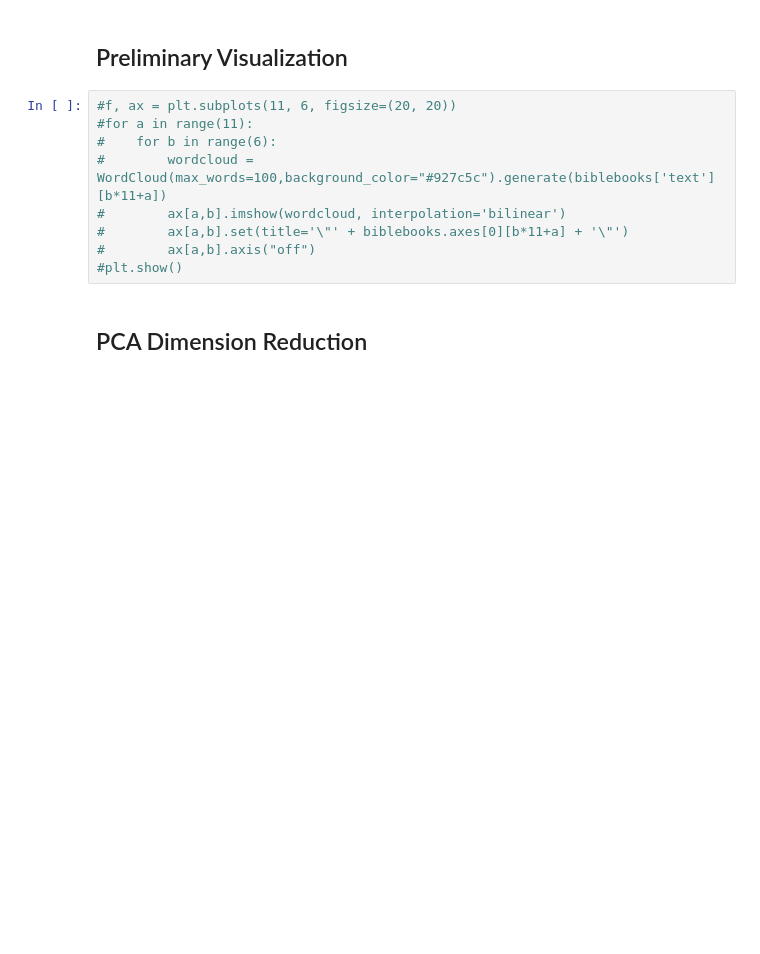
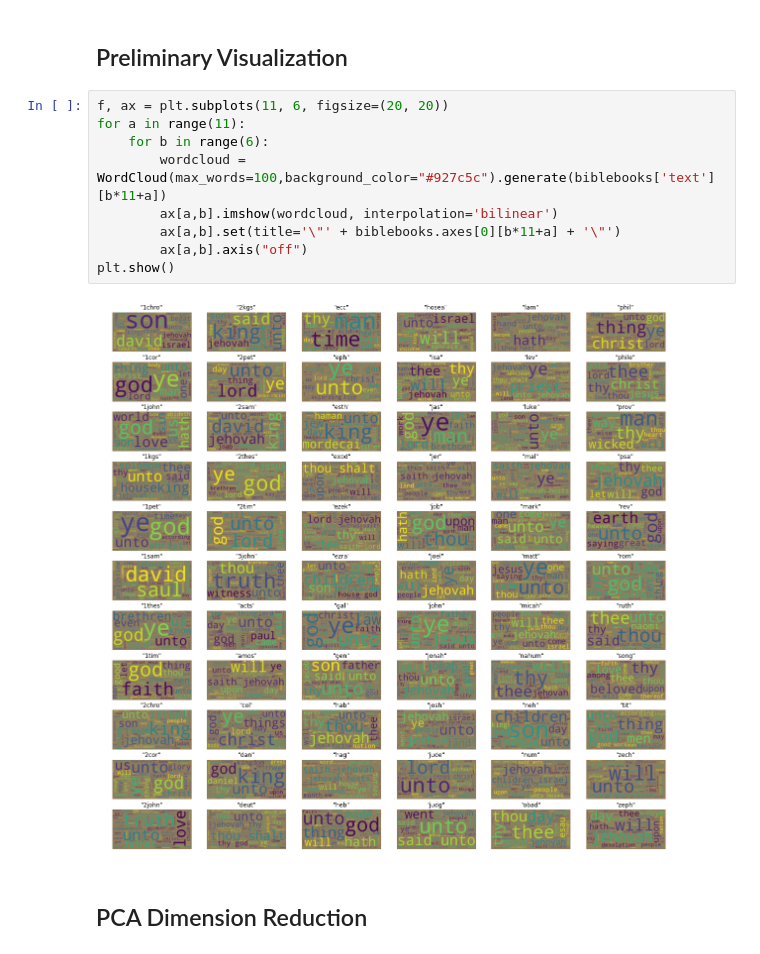
Before and after one commit to rohitkyadv/STAT517, a Jupyter notebook: Question3_Pro2.ipynb, the cells around one changed output. Drawn from its saved outputs; the diff is of its cells as text; blank space fills up the shorter version.

```diff
--- a/Question3_Pro2.ipynb
+++ b/Question3_Pro2.ipynb
@@ -58,14 +58,16 @@ biblebooks['Testaments'] = [n.partition(' ')[0] for n in biblebooks['Testaments'
 # %% [markdown]
 ## Preliminary Visualization
 # %%
-#f, ax = plt.subplots(11, 6, figsize=(20, 20))
-#for a in range(11):
-#    for b in range(6):
-#        wordcloud = WordCloud(max_words=100,background_color="#927c5c").generate(biblebooks['text'][b*11+a])
-#        ax[a,b].imshow(wordcloud, interpolation='bilinear')
-#        ax[a,b].set(title='\"' + biblebooks.axes[0][b*11+a] + '\"')
-#        ax[a,b].axis("off")
-#plt.show()
+f, ax = plt.subplots(11, 6, figsize=(20, 20))
+for a in range(11):
+    for b in range(6):
+        wordcloud = WordCloud(max_words=100,background_color="#927c5c").generate(biblebooks['text'][b*11+a])
+        ax[a,b].imshow(wordcloud, interpolation='bilinear')
+        ax[a,b].set(title='\"' + biblebooks.axes[0][b*11+a] + '\"')
+        ax[a,b].axis("off")
+plt.show()
+# %% [output]
+[figure, added]
 # %% [markdown]
 ## PCA Dimension Reduction
 # %%
```
Also changed, not shown: parts of 2 cells of this notebook.
